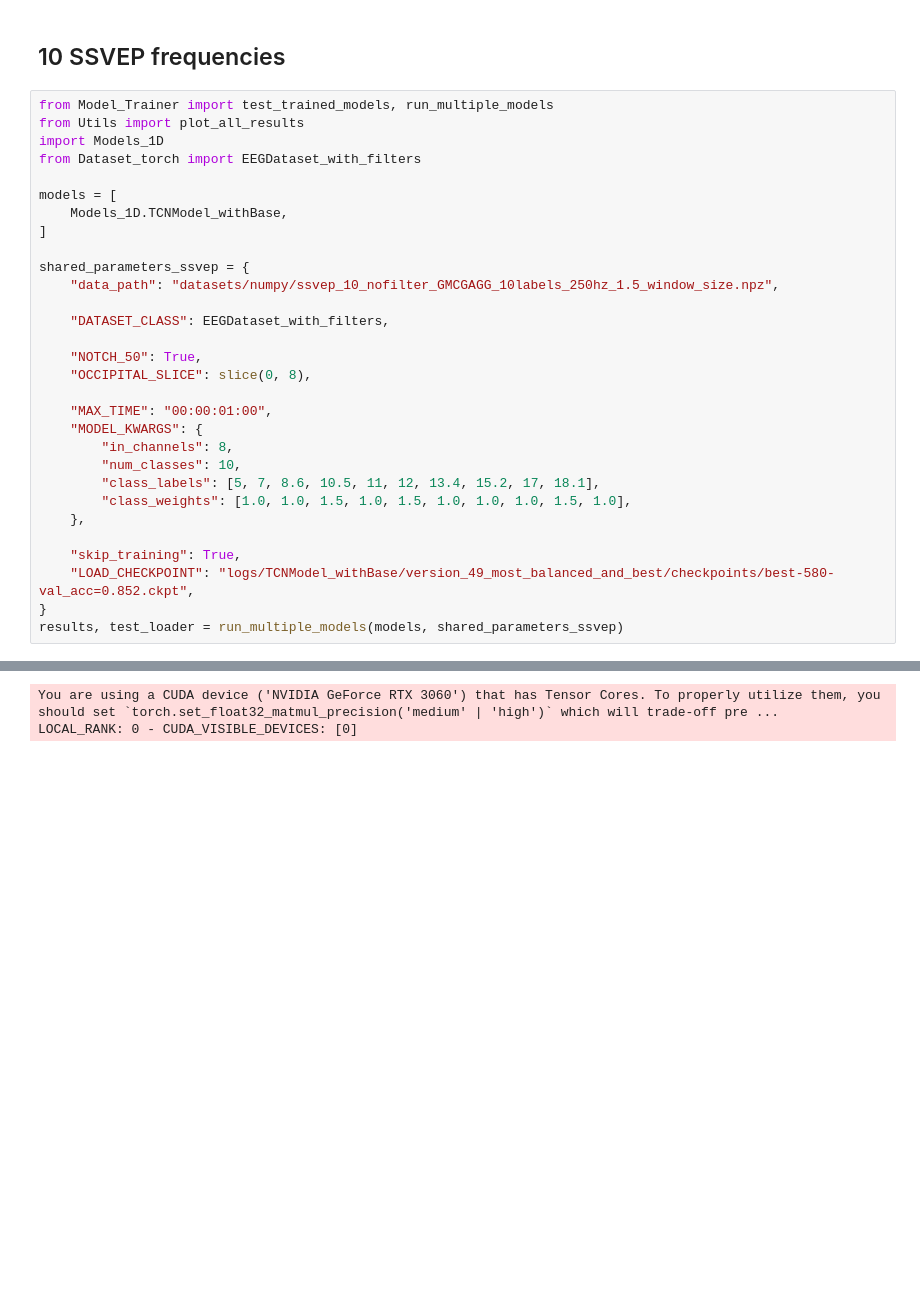
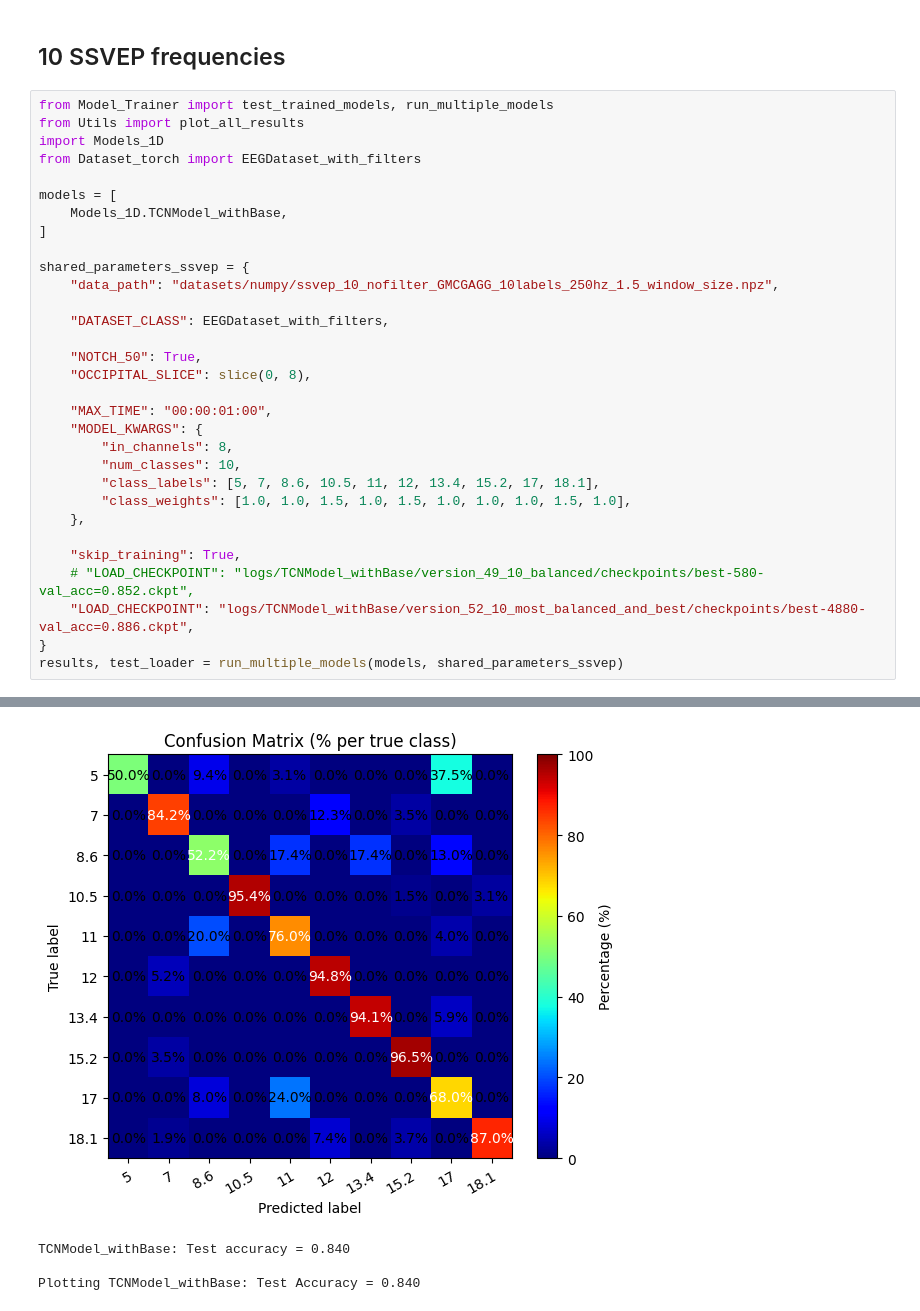
Before and after one commit to GeorgTenzing/EEG_Classification, a Jupyter notebook: Result_presentation.ipynb, the cells around one changed output, grey strips where cells are left out. Cells and saved outputs as stored; diff of their text form; blank space fills up the shorter version.

```diff
--- a/Result_presentation.ipynb
+++ b/Result_presentation.ipynb
@@ -146,7 +146,8 @@ shared_parameters_ssvep = {
     },
 
     "skip_training": True,
-    "LOAD_CHECKPOINT": "logs/TCNModel_withBase/version_49_most_balanced_and_best/checkpoints/best-580-val_acc=0.852.ckpt",
+    # "LOAD_CHECKPOINT": "logs/TCNModel_withBase/version_49_10_balanced/checkpoints/best-580-val_acc=0.852.ckpt",
+    "LOAD_CHECKPOINT": "logs/TCNModel_withBase/version_52_10_most_balanced_and_best/checkpoints/best-4880-val_acc=0.886.ckpt",
 }
 results, test_loader = run_multiple_models(models, shared_parameters_ssvep)
 # %% [output]
@@ -166,2 +178,4 @@ Loading model from checkpoint instead of training:
+[figure, new version]
-You are using a CUDA device ('NVIDIA GeForce RTX 3060') that has Tensor Cores. To properly utilize them, you should set `torch.set_float32_matmul_precision('medium' | 'high')` which will trade-off pre ...
-LOCAL_RANK: 0 - CUDA_VISIBLE_DEVICES: [0]
+TCNModel_withBase: Test accuracy = 0.840
+
+Plotting TCNModel_withBase: Test Accuracy = 0.840
```
Also changed, not shown: parts of 1 cell of this notebook, 14 other files.
